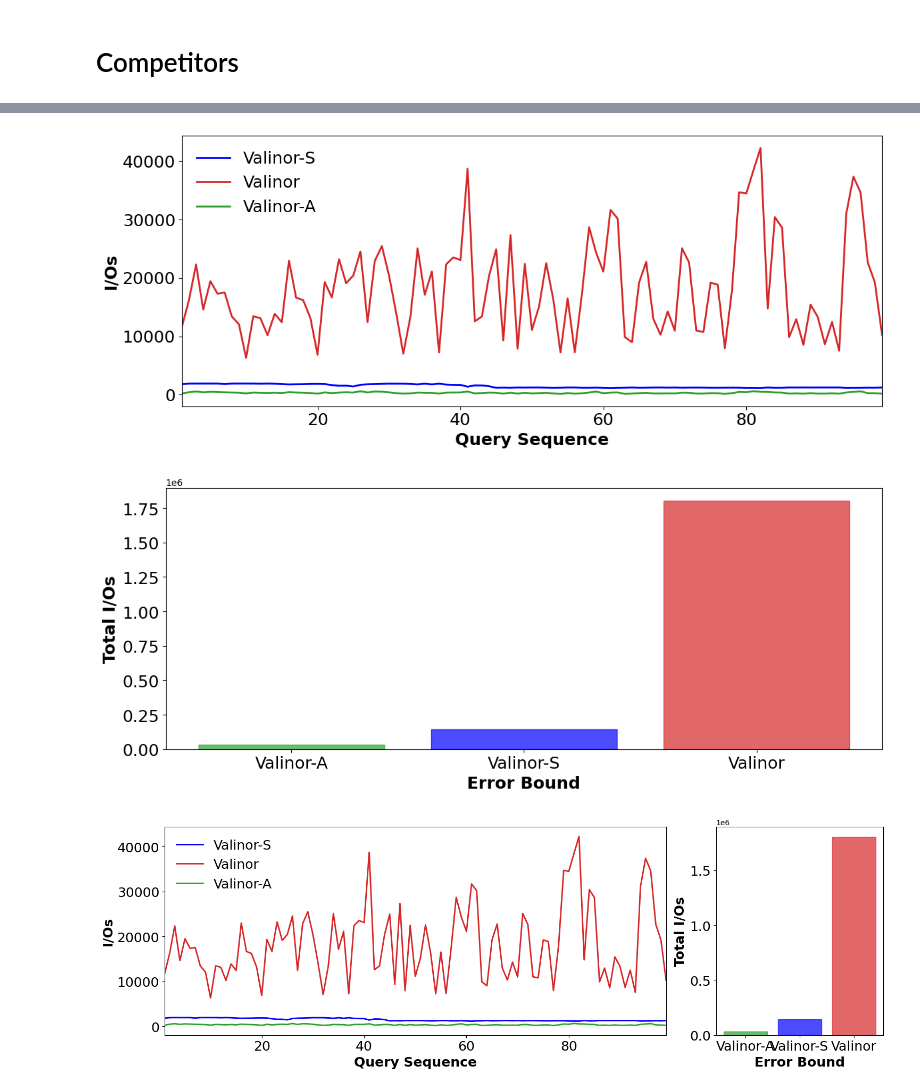
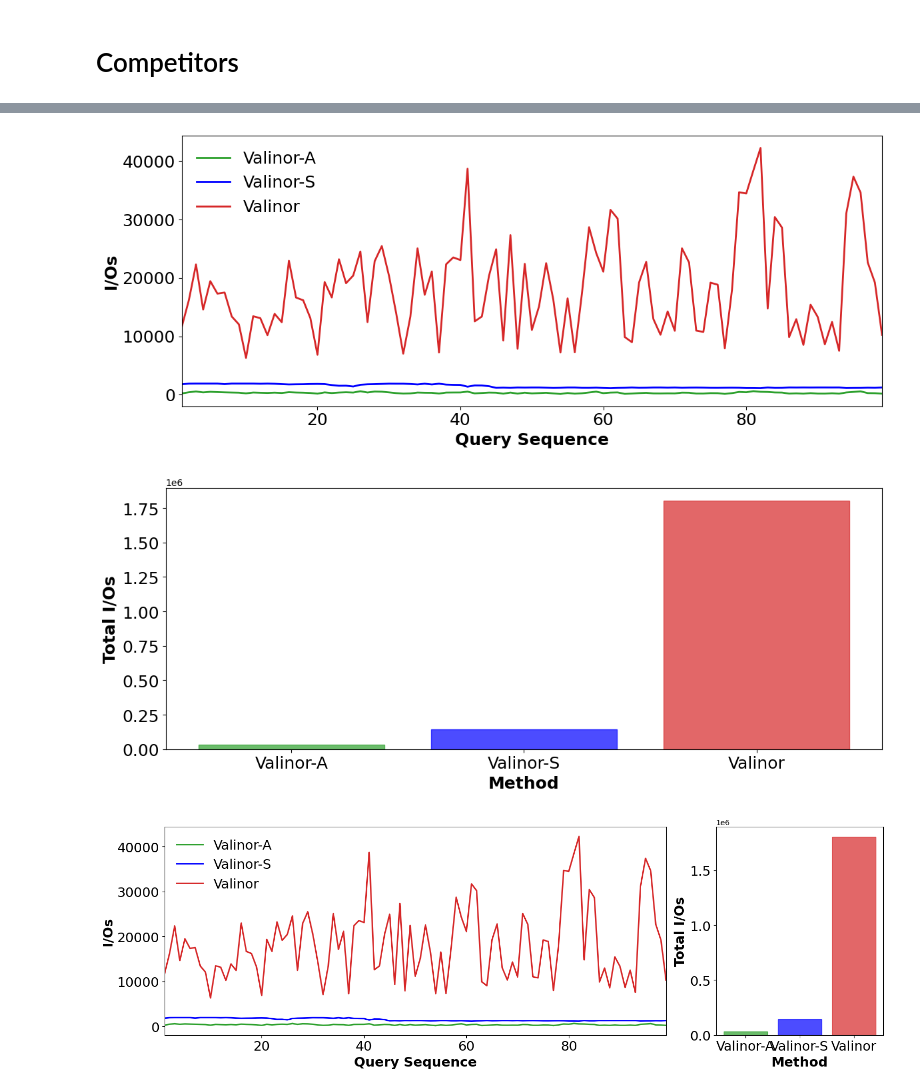
Before and after one commit to VisualFacts/rawvis-index, a Jupyter notebook: experiments/plot_creator.ipynb, the cells around one changed output, grey strips where cells are left out. Saved outputs shown, nothing was run; the diff lists cells and outputs as text; code cells hidden in the pictures.

```diff
--- a/experiments/plot_creator.ipynb
+++ b/experiments/plot_creator.ipynb
@@ -752,8 +844,8 @@ plot_aggregated_competitors_per_column_with_bars(valinor_dir, valinor_s_dir, def
 # %%
-plot_aggregated_competitors_per_column(valinor_dir, valinor_s_dir, default_valinor_a_eb, 'I/Os')
-plot_aggregated_competitors_per_column_bars_only(valinor_dir, valinor_s_dir, default_valinor_a_eb, 'I/Os')
-plot_aggregated_competitors_per_column_with_bars(valinor_dir, valinor_s_dir, default_valinor_a_eb, 'I/Os')
+plot_aggregated_competitors_per_column(selected_competitors, 'I/Os', eb=default_valinor_a_eb)
+plot_aggregated_competitors_per_column_bars_only(selected_competitors, 'I/Os', eb=default_valinor_a_eb)
+plot_aggregated_competitors_per_column_with_bars(selected_competitors, 'I/Os', eb=default_valinor_a_eb)
 # %% [output]
-[figure, old version]
+[figure, new version]
-[figure, old version]
+[figure, new version]
-[figure, old version]
+[figure, new version]
```
Also changed, not shown: parts of 16 cells of this notebook, 5 other files.
